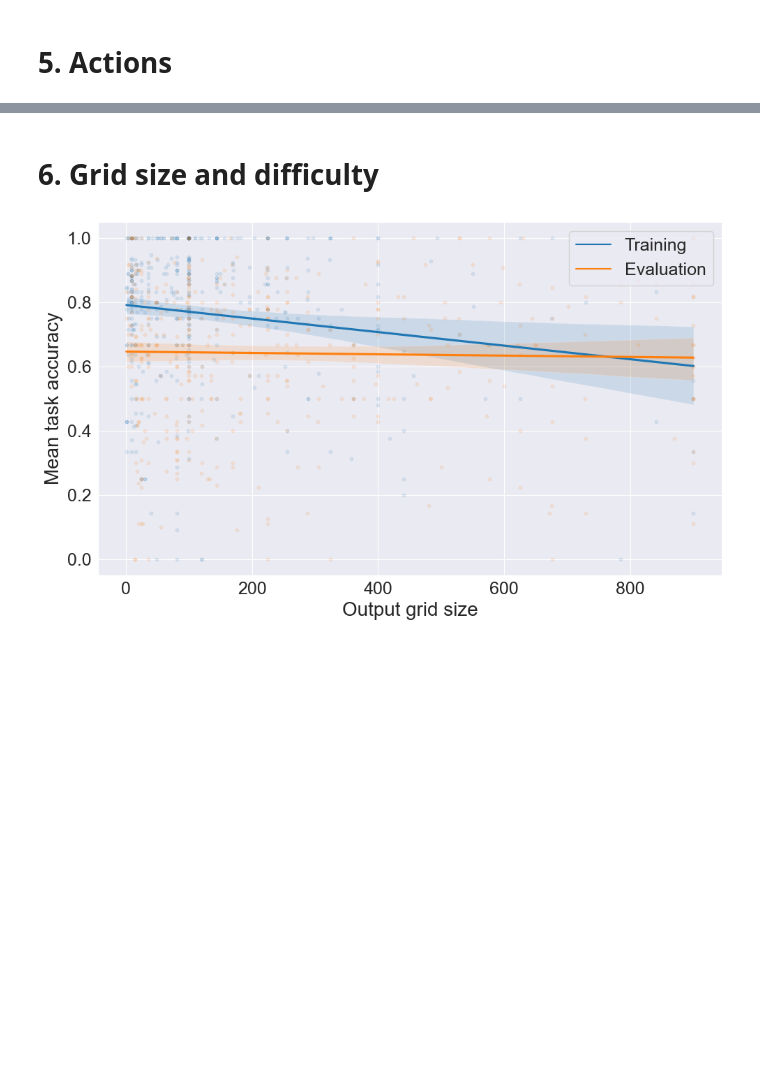
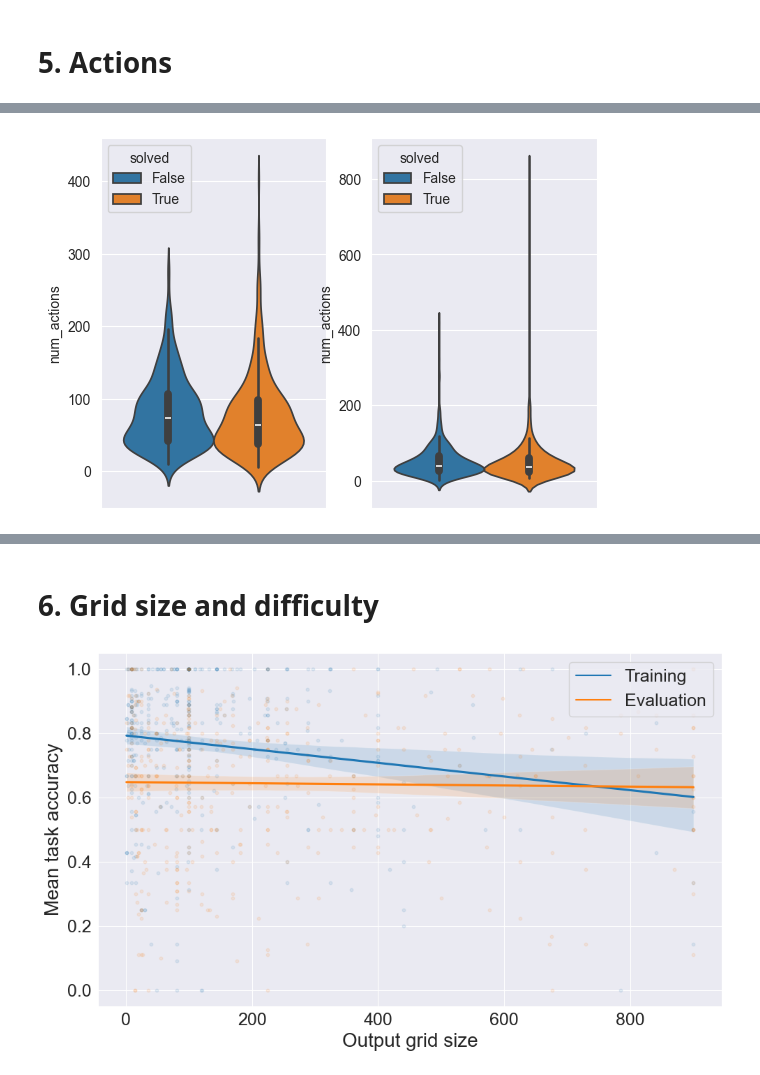
Before and after one commit to Le-Gris/h-arc, a Jupyter notebook: analysis/1-basic-results.ipynb, the cells around one changed output, grey strips where cells are left out. Drawn from its saved outputs; the diff is of its cells as text; code cells hidden in the pictures; blank space fills up the shorter version.

```diff
--- a/analysis/1-basic-results.ipynb
+++ b/analysis/1-basic-results.ipynb
@@ -1002,0 +1051,17 @@ Mean across both datasets: 33.23%
+# %%
+fig, ax = plt.subplots(1, 2)
+sns.violinplot(
+    num_actions_per_task.filter(pl.col("task_type") == "evaluation"),
+    y="num_actions",
+    hue="solved",
+    ax=ax[0],
+)
+sns.violinplot(
+    num_actions_per_task.filter(pl.col("task_type") == "training"),
+    y="num_actions",
+    hue="solved",
+    ax=ax[1],
+)
+plt.show()
+# %% [output]
+[figure, added]
```
Also changed, not shown: parts of 25 cells of this notebook, 5 other files.
